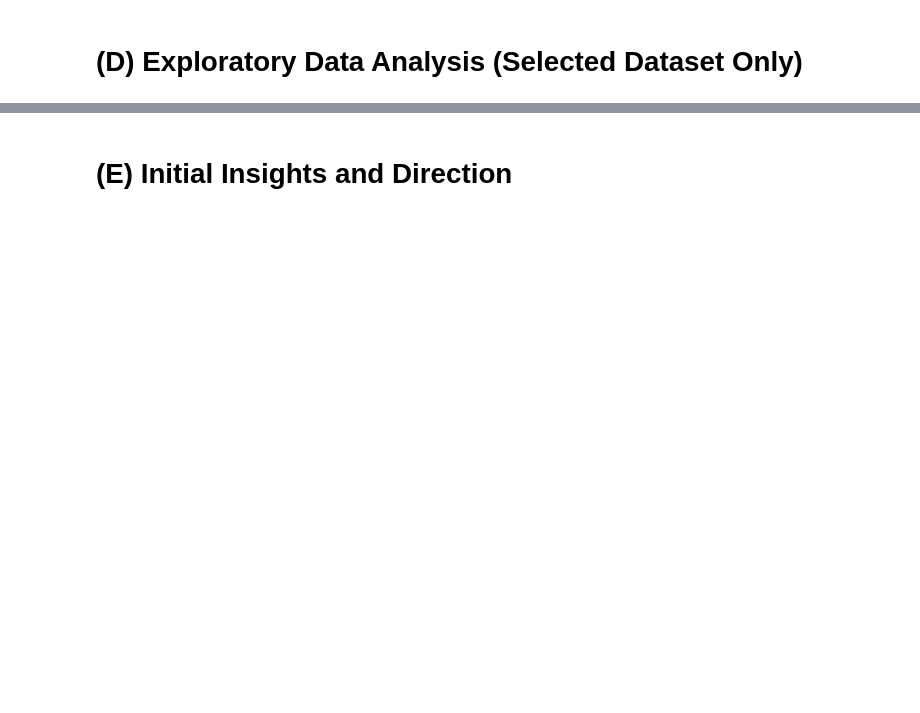
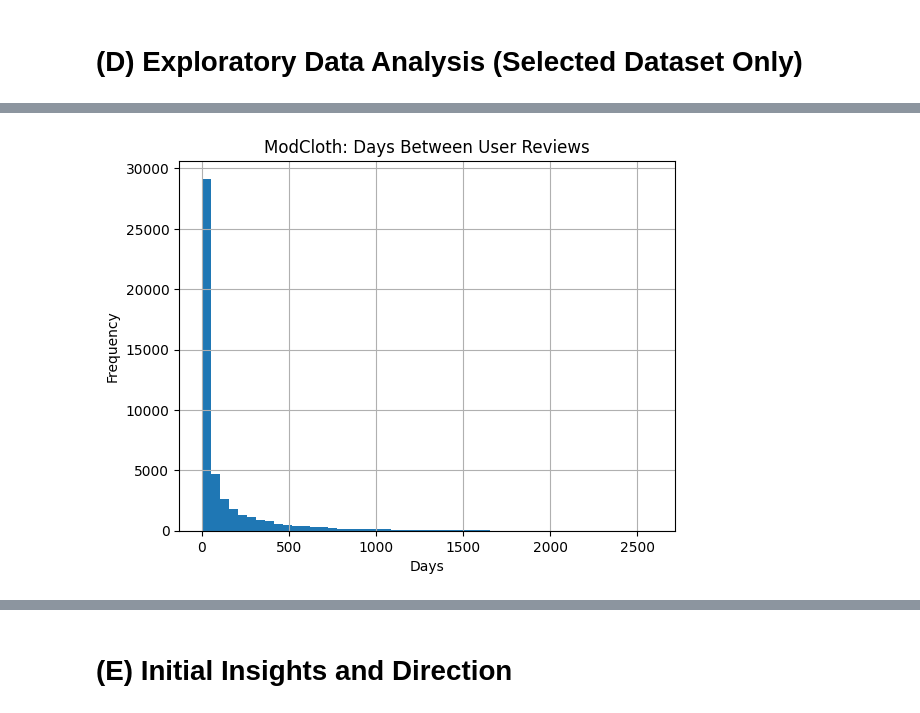
Before and after one commit to lejonathan24/CSCE676-Project, a Jupyter notebook: 129002924_Project.ipynb, the cells around one changed output, grey strips where cells are left out. Saved outputs shown, nothing was run; the diff lists cells and outputs as text; code cells hidden in the pictures; blank space fills up the shorter version.

```diff
--- a/129002924_Project.ipynb
+++ b/129002924_Project.ipynb
@@ -54,0 +287,11 @@ https://arxiv.org/abs/2411.05060
+# %%
+df_mod["timestamp"] = pd.to_datetime(df_mod["timestamp"])
+df_mod = df_mod.sort_values(["user_id", "timestamp"])
+
+df_mod["time_diff_days"] = (
+    df_mod.groupby("user_id")["timestamp"]
+    .diff()
+    .dt.days
+)
+
+df_mod["time_diff_days"].describe()
@@ -54,0 +309,9 @@ https://arxiv.org/abs/2411.05060
+# %%
+plt.figure()
+df_mod["time_diff_days"].dropna().hist(bins=50)
+plt.title("ModCloth: Days Between User Reviews")
+plt.xlabel("Days")
+plt.ylabel("Frequency")
+plt.show()
+# %% [output]
+[figure, added]
```
Also changed, not shown: parts of 28 cells of this notebook.
